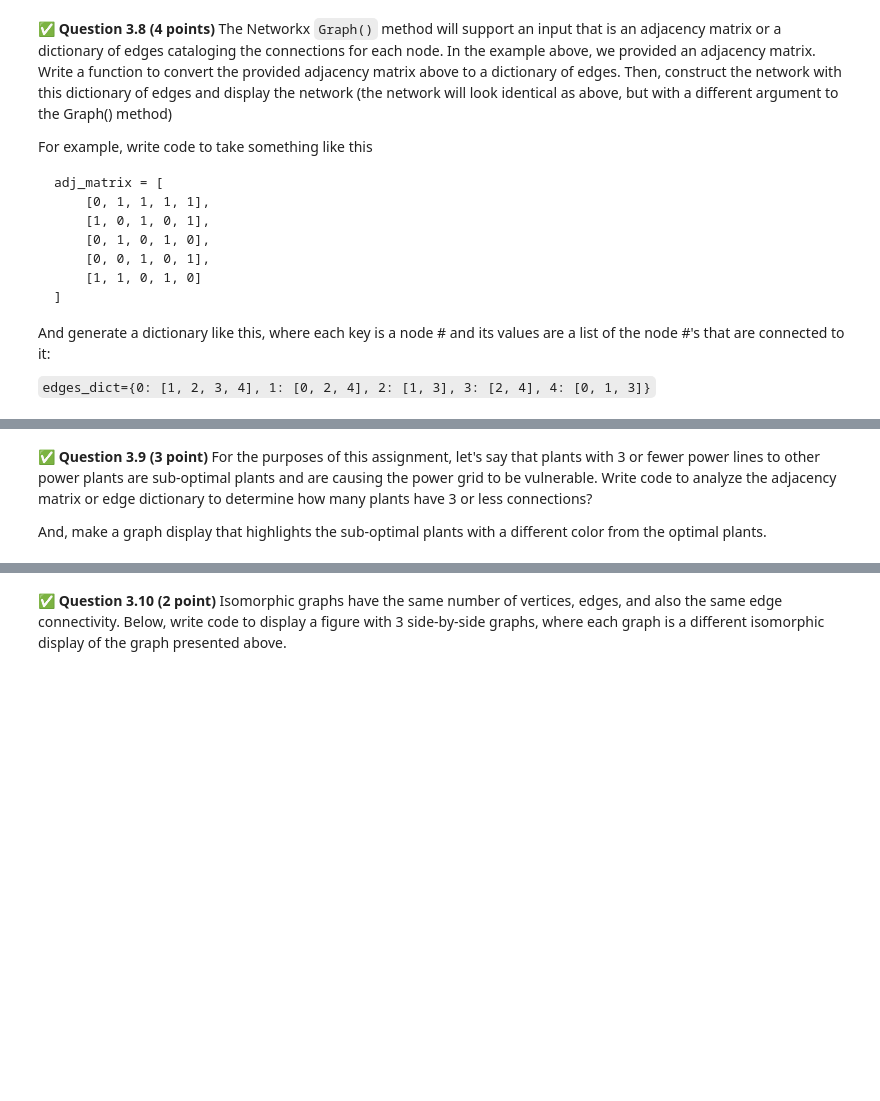
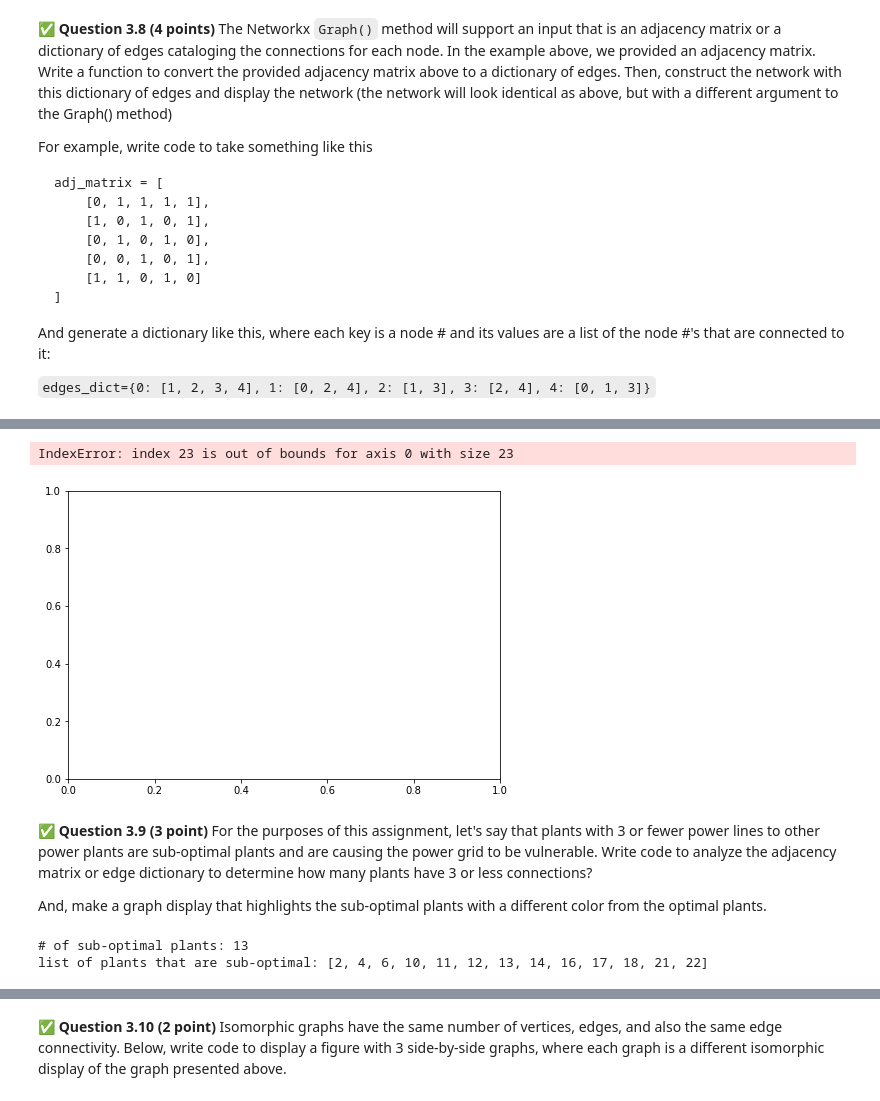
Before and after one commit to Colino03/CMSE202-f23-turnin, a Jupyter notebook: hw-02/HW-02-ColinBonnema.ipynb, the cells around one changed output, grey strips where cells are left out. Drawn from its saved outputs; the diff is of its cells as text; code cells hidden in the pictures; blank space fills up the shorter version.

```diff
--- a/hw-02/HW-02-ColinBonnema.ipynb
+++ b/hw-02/HW-02-ColinBonnema.ipynb
@@ -633,0 +648,4 @@ And generate a dictionary like this, where each key is a node # and its values a
+# %%
+m = [[3,7,8,15,17],[9,12,18,21,22],[11,19],[0,7,8,15],[6],[9,10,19,20],[4,7,20],[0,3,6,8,15,17],[0,3,7,15],[1,5,12,22],[5,19],[2],[1,9,22],[20],[16,19],[0,3,7,8,17],[14],[0,7,15],[1,21],[2,5,10,14],[5,6,13,21],[1,18,20],[1,9,12]]
+res = {idx : m[idx] for idx in range(len(m))}
+res
@@ -634,3 +670,10 @@ And generate a dictionary like this, where each key is a node # and its values a
+# %%
+position = pd.read_csv('consumers_locations.csv', header=None)
+G = nx.Graph(res)
+nx.draw(G, pos=position.values, with_labels=True)
+# %% [output]
+IndexError: index 23 is out of bounds for axis 0 with size 23
+[figure, added]
 # %% [markdown]
 &#9989; **Question 3.9 (3 point)** For the purposes of this assignment, let's say that plants with 3 or fewer power lines to other power plants are sub-optimal plants and are causing the power grid to be vulnerable.  Write code to analyze the adjacency matrix or edge dictionary to determine how many plants have 3 or less connections?
 
@@ -639,0 +681,15 @@ And, make a graph display that highlights the sub-optimal plants with a differen
+# %%
+# Put your code here:
+sub_optimal = []
+for i in deg:
+    if deg[i] <= 3:
+        sub_optimal.append(1)
+print('# of sub-optimal plants:',sum(sub_optimal))
+sub_optimal_index = []
+for i in deg:
+    if deg[i] <= 3:
+        sub_optimal_index.append(i)
+print('list of plants that are sub-optimal:',sub_optimal_index)
+# %% [output]
+# of sub-optimal plants: 13
+list of plants that are sub-optimal: [2, 4, 6, 10, 11, 12, 13, 14, 16, 17, 18, 21, 22]
```
Also changed, not shown: parts of 11 cells of this notebook.
